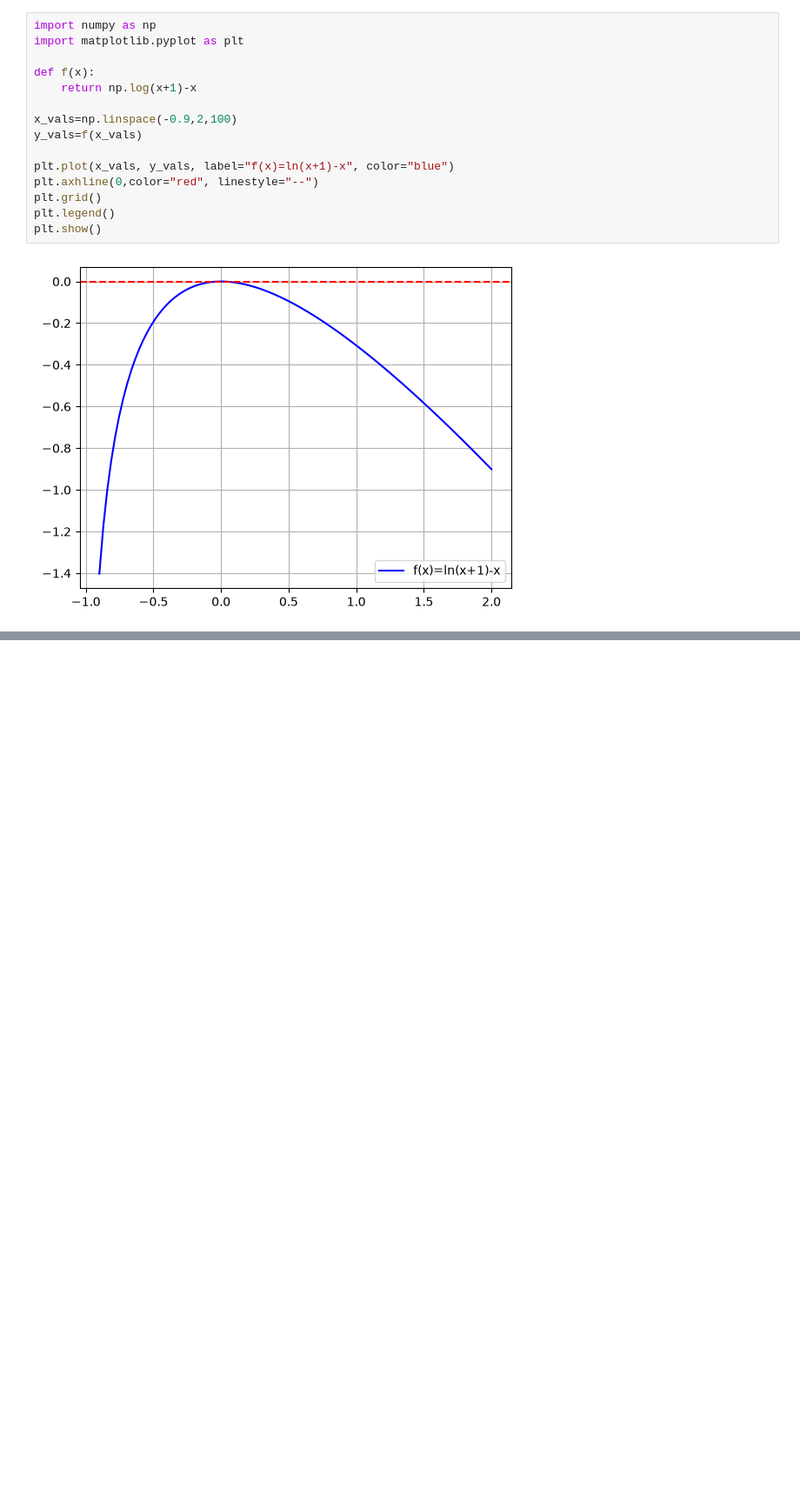
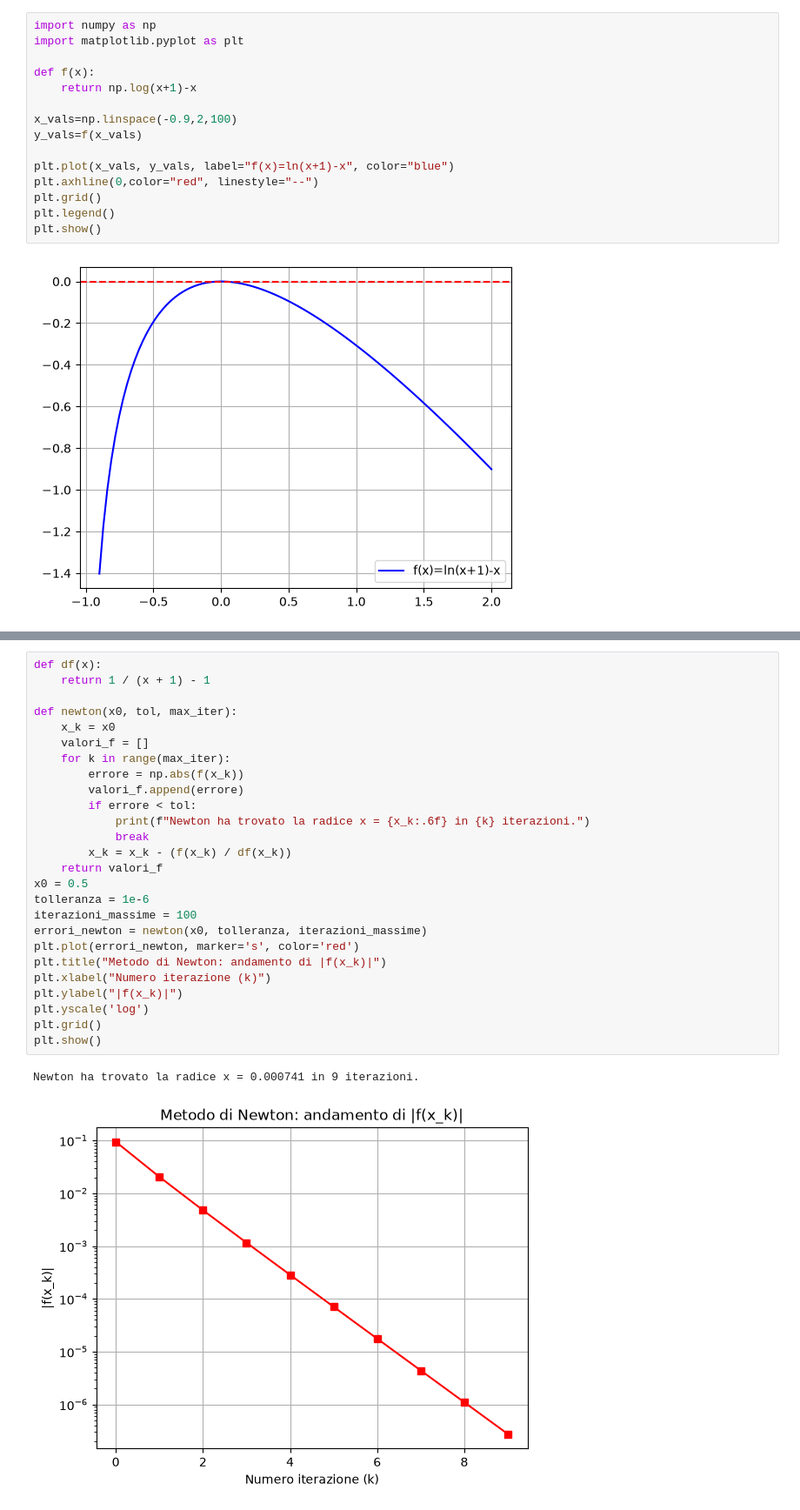
Before and after one commit to Cricca23/Calcolo_numerico, a Jupyter notebook: homework1.ipynb, the cells around one changed output, grey strips where cells are left out. Shown at 87% size. Saved outputs shown, nothing was run; the diff lists cells and outputs as text; blank space fills up the shorter version.

```diff
--- a/homework1.ipynb
+++ b/homework1.ipynb
@@ -17,0 +47,29 @@ plt.show()
+# %%
+def df(x):
+    return 1 / (x + 1) - 1
+
+def newton(x0, tol, max_iter):
+    x_k = x0
+    valori_f = []
+    for k in range(max_iter):
+        errore = np.abs(f(x_k))
+        valori_f.append(errore)
+        if errore < tol:
+            print(f"Newton ha trovato la radice x = {x_k:.6f} in {k} iterazioni.")
+            break
+        x_k = x_k - (f(x_k) / df(x_k))
+    return valori_f
+x0 = 0.5
+tolleranza = 1e-6
+iterazioni_massime = 100
+errori_newton = newton(x0, tolleranza, iterazioni_massime)
+plt.plot(errori_newton, marker='s', color='red')
+plt.title("Metodo di Newton: andamento di |f(x_k)|")
+plt.xlabel("Numero iterazione (k)")
+plt.ylabel("|f(x_k)|")
+plt.yscale('log')
+plt.grid()
+plt.show()
+# %% [output]
+Newton ha trovato la radice x = 0.000741 in 9 iterazioni.
+[figure, added]
```
Also changed, not shown: parts of 11 cells of this notebook, 3 other files.
